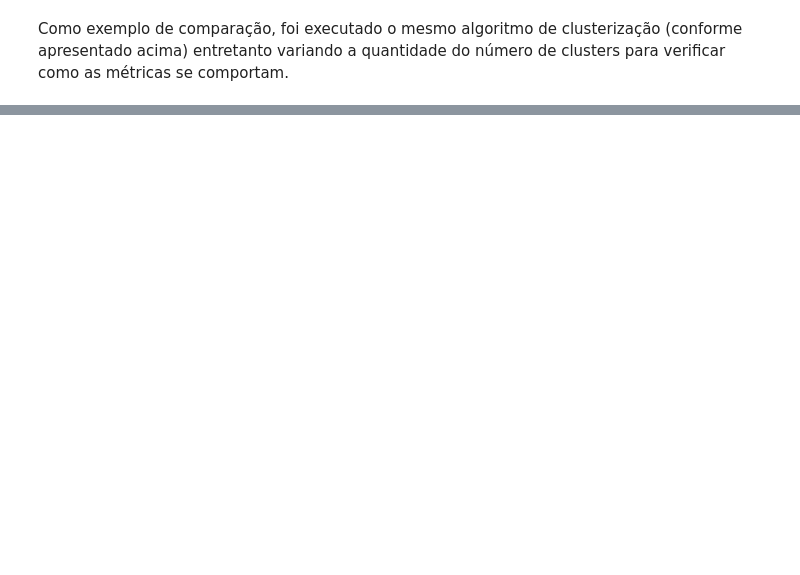
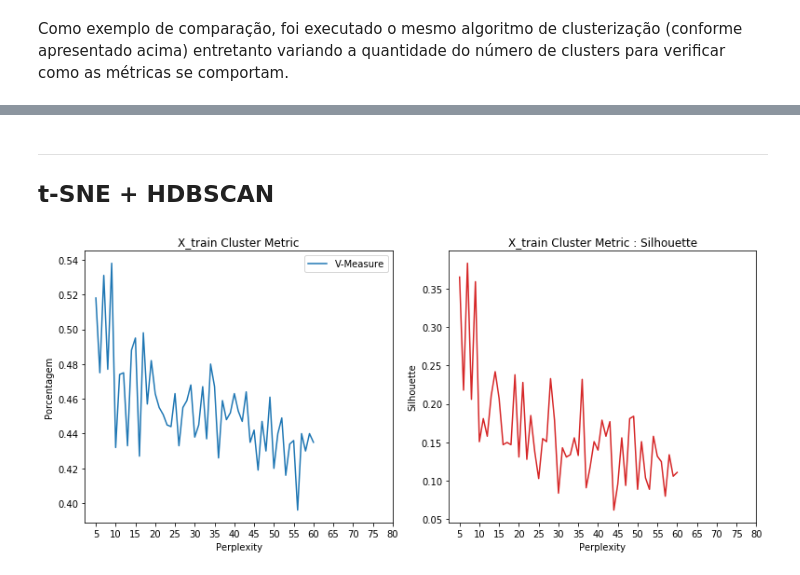
Before and after one commit to rdenadai/ia006c, a Jupyter notebook: notebooks/PROJETO/doc2vec.ipynb, the cells around one changed output, grey strips where cells are left out. Drawn from its saved outputs; the diff is of its cells as text; code cells hidden in the pictures; blank space fills up the shorter version.

```diff
--- a/notebooks/PROJETO/doc2vec.ipynb
+++ b/notebooks/PROJETO/doc2vec.ipynb
@@ -514,0 +591,4 @@ plt.show()
+# %% [markdown]
+---
+
+## **t-SNE + HDBSCAN**
@@ -514,0 +680,22 @@ plt.show()
+# %%
+df_cluster = pd.DataFrame(clusterizacao, columns=["Perplexity", "Learning Rate", "Angle", "V-Measure", "Silhouette"]).sort_values(by=["Perplexity"])
+
+plt.figure(figsize=(11, 5))
+plt.subplot(1, 2, 1)
+plt.plot(df_cluster["Perplexity"], df_cluster["V-Measure"], label="V-Measure")
+plt.xticks(range(5, 81, 5))
+plt.title("X_train Cluster Metric")
+plt.xlabel("Perplexity")
+plt.ylabel("Porcentagem")
+plt.legend()
+plt.subplot(1, 2, 2)
+plt.title("")
+plt.plot(df_cluster["Perplexity"], df_cluster["Silhouette"], c="C3")
+plt.xticks(range(5, 81, 5))
+plt.title("X_train Cluster Metric : Silhouette")
+plt.xlabel("Perplexity")
+plt.ylabel("Silhouette")
+plt.tight_layout()
+plt.show()
+# %% [output]
+[figure, added]
```
Also changed, not shown: parts of 32 cells of this notebook, 2 other files.
